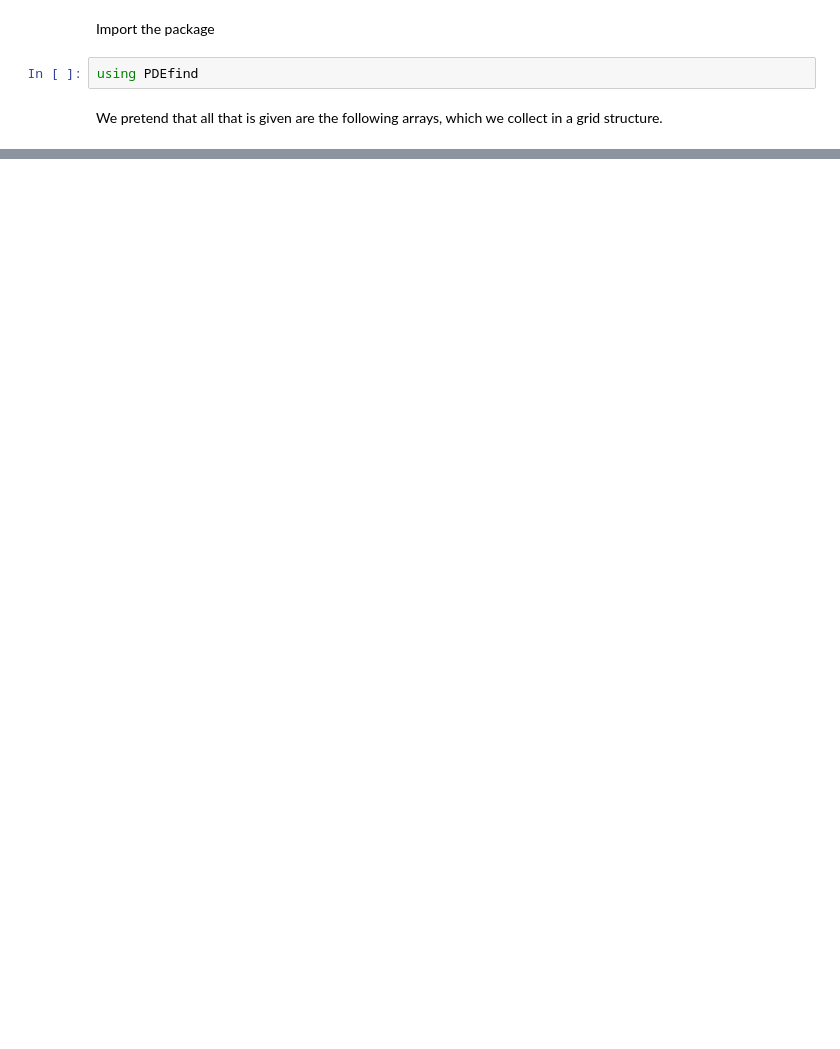
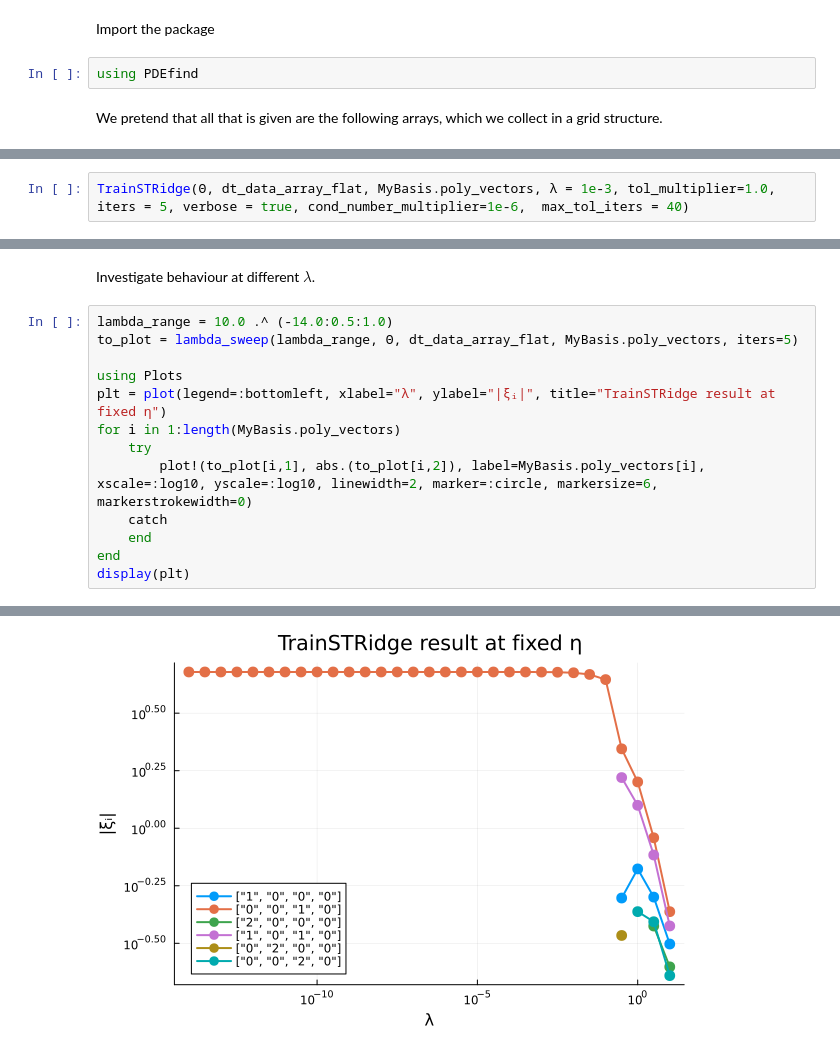
Before and after one commit to dknatan/PDEfind.jl, a Jupyter notebook: src/nb_test.ipynb, the cells around one changed output, grey strips where cells are left out. Cells and saved outputs as stored; diff of their text form; blank space fills up the shorter version.

```diff
--- a/src/nb_test.ipynb
+++ b/src/nb_test.ipynb
@@ -71,0 +187,2 @@ We pretend that all that is given are the following arrays, which we collect in
+# %%
+TrainSTRidge(Θ, dt_data_array_flat, MyBasis.poly_vectors, λ = 1e-3, tol_multiplier=1.0, iters = 5, verbose = true, cond_number_multiplier=1e-6,  max_tol_iters = 40)
@@ -71,0 +202,16 @@ We pretend that all that is given are the following arrays, which we collect in
+# %% [markdown]
+Investigate behaviour at different $\lambda$.
+# %%
+lambda_range = 10.0 .^ (-14.0:0.5:1.0)
+to_plot = lambda_sweep(lambda_range, Θ, dt_data_array_flat, MyBasis.poly_vectors, iters=5)
+
+using Plots
+plt = plot(legend=:bottomleft, xlabel="λ", ylabel="|ξᵢ|", title="TrainSTRidge result at fixed η")
+for i in 1:length(MyBasis.poly_vectors)
+    try
+        plot!(to_plot[i,1], abs.(to_plot[i,2]), label=MyBasis.poly_vectors[i], xscale=:log10, yscale=:log10, linewidth=2, marker=:circle, markersize=6, markerstrokewidth=0)
+    catch
+    end
+end
+display(plt)
+# %% [output]
@@ -71,0 +235 @@ We pretend that all that is given are the following arrays, which we collect in
+[figure, added]
```
Also changed, not shown: parts of 38 cells of this notebook, 4 other files.
